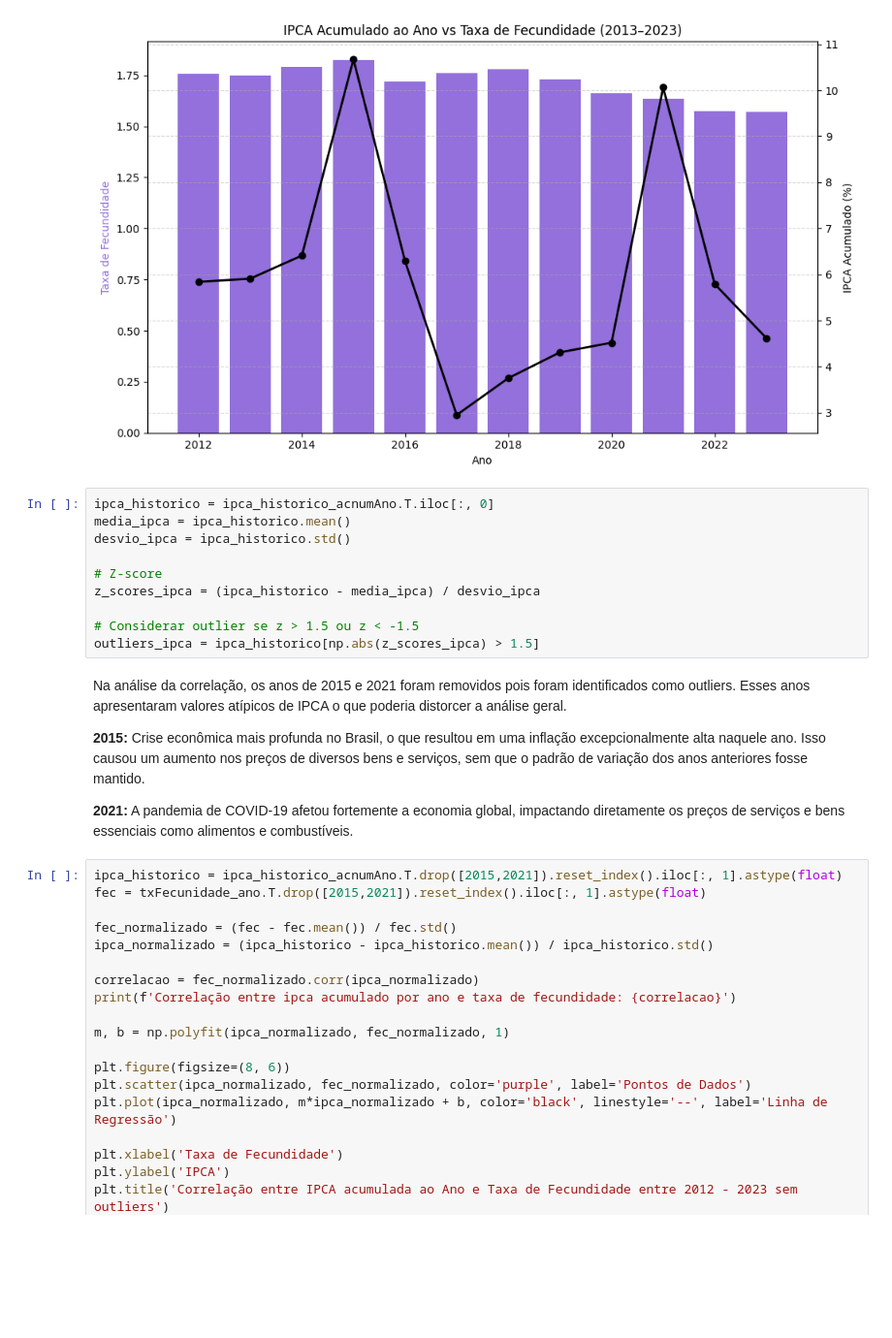
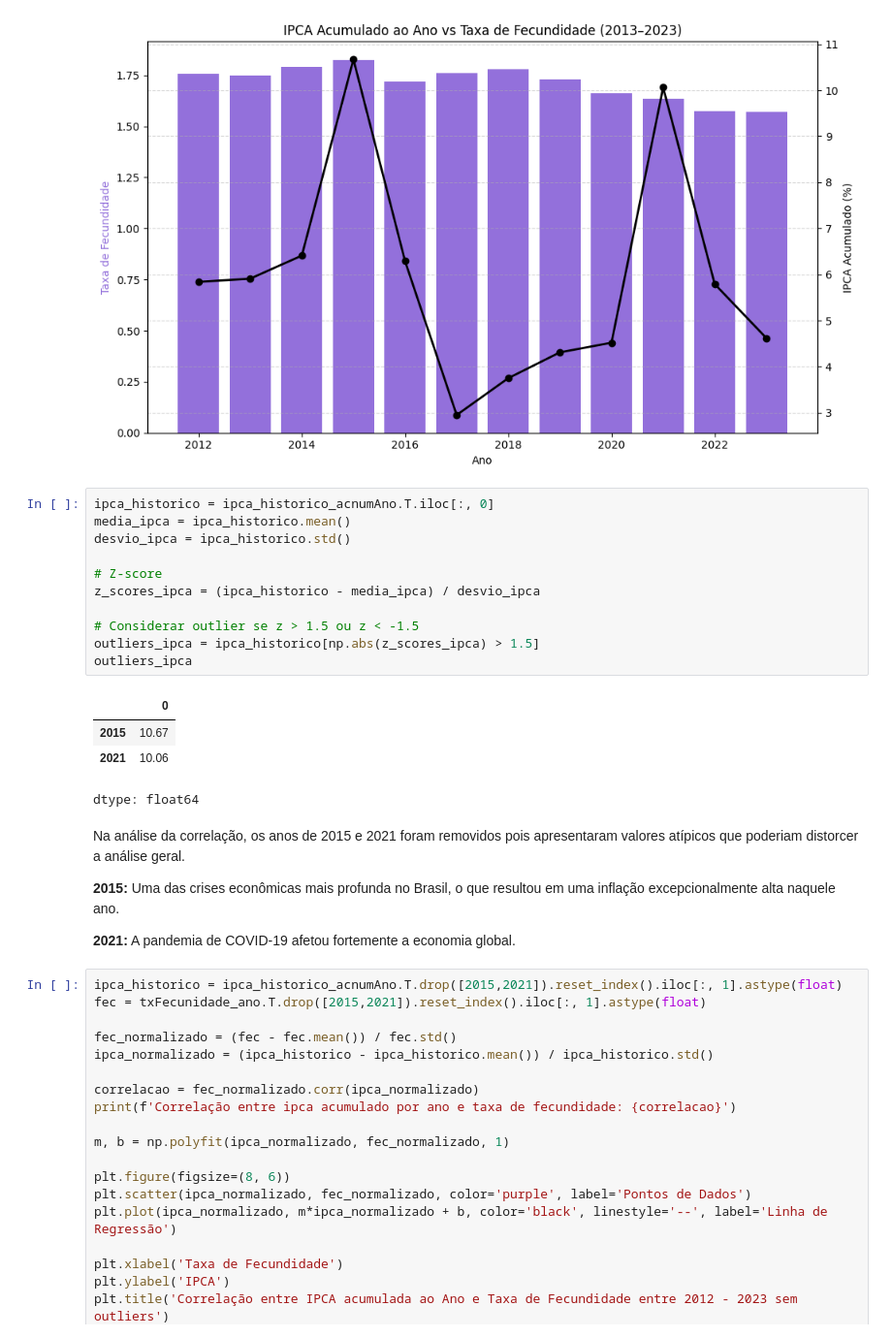
Before and after one commit to gabyxsantos/Economia, a Jupyter notebook: trabalho.ipynb, the cells around one changed output. Shown at 97% size. Cells and saved outputs as stored; diff of their text form; blank space fills up the shorter version.

```diff
--- a/trabalho.ipynb
+++ b/trabalho.ipynb
@@ -1275,20 +1274,25 @@ plt.show()
 # %%
 ipca_historico = ipca_historico_acnumAno.T.iloc[:, 0]
 media_ipca = ipca_historico.mean()
 desvio_ipca = ipca_historico.std()
 
 # Z-score
 z_scores_ipca = (ipca_historico - media_ipca) / desvio_ipca
 
 # Considerar outlier se z > 1.5 ou z < -1.5
 outliers_ipca = ipca_historico[np.abs(z_scores_ipca) > 1.5]
+outliers_ipca
+# %% [output]
+|  | 0 |
+| 2015 | 10.67 |
+| 2021 | 10.06 |
+dtype: float64
 # %% [markdown]
-Na análise da correlação, os anos de 2015 e 2021 foram removidos pois foram identificados como outliers. Esses anos apresentaram valores atípicos de IPCA o que poderia distorcer a análise geral.
+Na análise da correlação, os anos de 2015 e 2021 foram removidos pois apresentaram valores atípicos que poderiam distorcer a análise geral.
 
-<b>2015:</b> Crise econômica mais profunda no Brasil, o que resultou em uma inflação excepcionalmente alta naquele ano. Isso causou um aumento nos preços de diversos bens e serviços, sem que o padrão de variação dos anos anteriores fosse mantido.
+<b>2015:</b> Uma das crises econômicas mais profunda no Brasil, o que resultou em uma inflação excepcionalmente alta naquele ano.
 
-
-<b>2021:</b> A pandemia de COVID-19 afetou fortemente a economia global, impactando diretamente os preços de serviços e bens essenciais como alimentos e combustíveis.
+<b>2021:</b> A pandemia de COVID-19 afetou fortemente a economia global.
 # %%
 ipca_historico = ipca_historico_acnumAno.T.drop([2015,2021]).reset_index().iloc[:, 1].astype(float)
 fec = txFecunidade_ano.T.drop([2015,2021]).reset_index().iloc[:, 1].astype(float)
```
Also changed, not shown: parts of 19 cells of this notebook.
